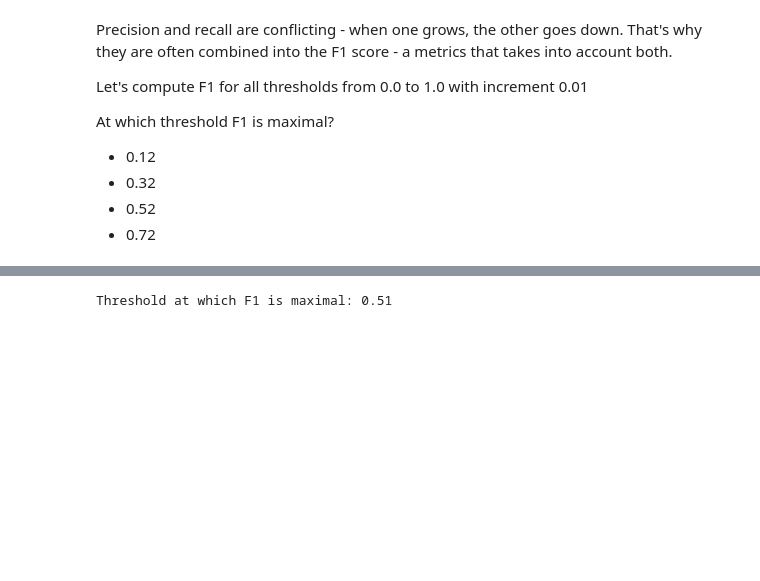
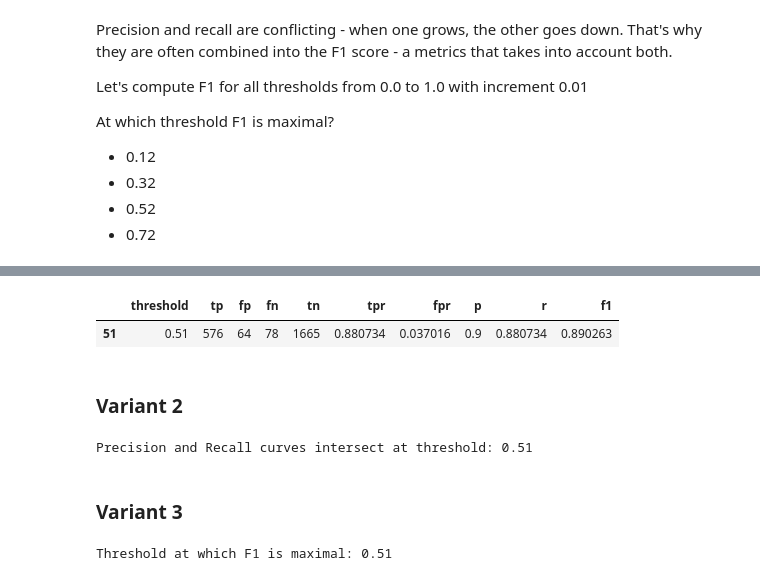
Before and after one commit to valkman/ML-Zoomcamp, a Jupyter notebook: HW4.ipynb, the cells around one changed output, grey strips where cells are left out. Drawn from its saved outputs; the diff is of its cells as text; code cells hidden in the pictures; blank space fills up the shorter version.

```diff
--- a/HW4.ipynb
+++ b/HW4.ipynb
@@ -334,3 +367,26 @@ At which threshold F1 is maximal?
+# %%
+# Finding the threshold with the maximum F1-score
+df_scores[df_scores.f1 == df_scores.f1.max()]
+# %% [output]
+|  | threshold | tp | fp | fn | tn | tpr | fpr | p | r | f1 |
+| 51 | 0.51 | 576 | 64 | 78 | 1665 | 0.880734 | 0.037016 | 0.9 | 0.880734 | 0.890263 |
+# %% [markdown]
+### Variant 2
+# %%
+from sklearn.metrics import f1_score
+
+# Calculating F1-score for each threshold
+f1_scores = [2 * (precision * recall) / (precision + recall) for precision, recall in zip(precision_values, recall_values)]
+
+# Finding the threshold with the maximum F1-score
+max_f1_score = max(f1_scores)
+optimal_threshold = thresholds[f1_scores.index(max_f1_score)]
+
+print(f"Precision and Recall curves intersect at threshold: {optimal_threshold:.2f}")
+# %% [output]
+Precision and Recall curves intersect at threshold: 0.51
+# %% [markdown]
+### Variant 3
 # %%
 # Creating an array of thresholds from 0.0 to 1.0 with an increment of 0.01
 thresholds = np.arange(0, 1.01, 0.01)
```
Also changed, not shown: parts of 18 cells of this notebook.
